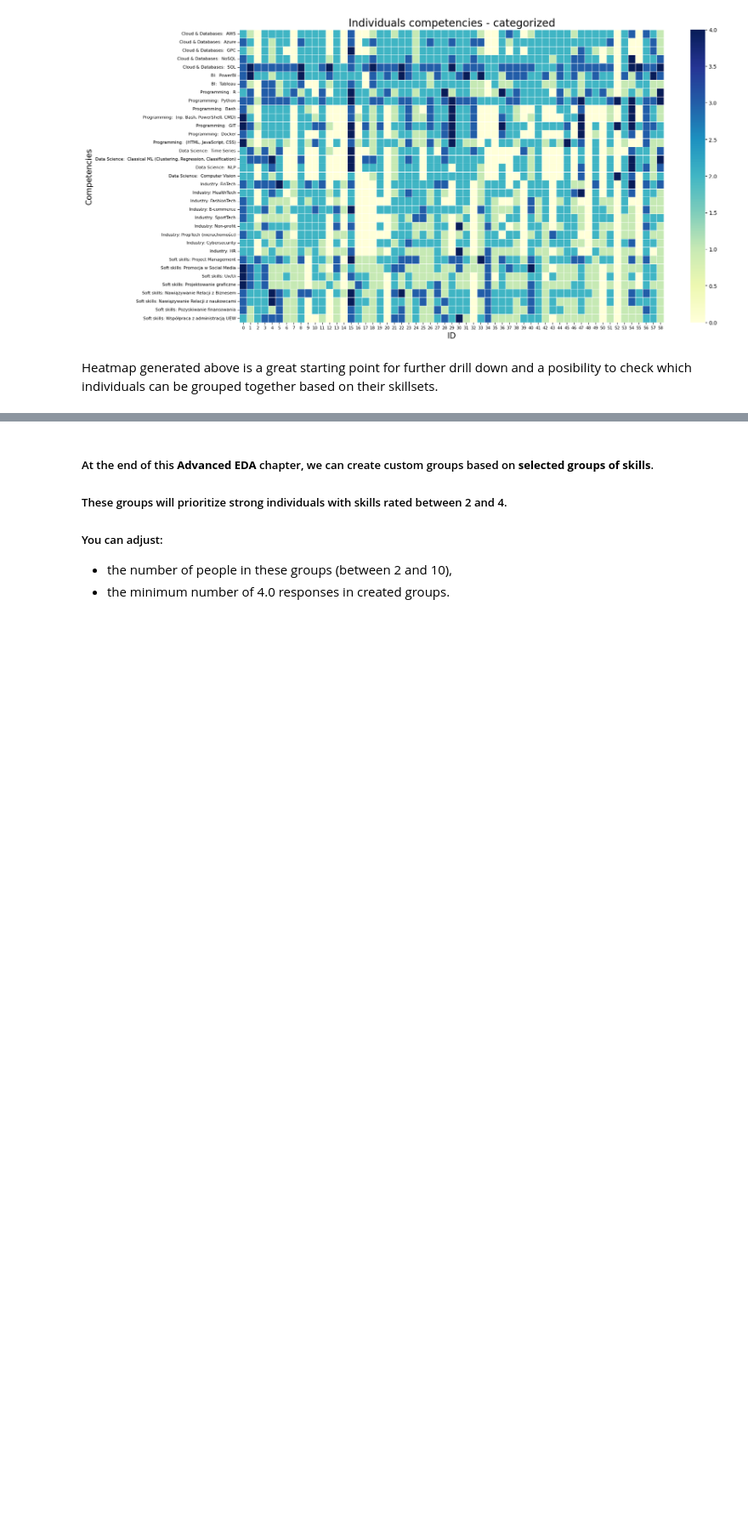
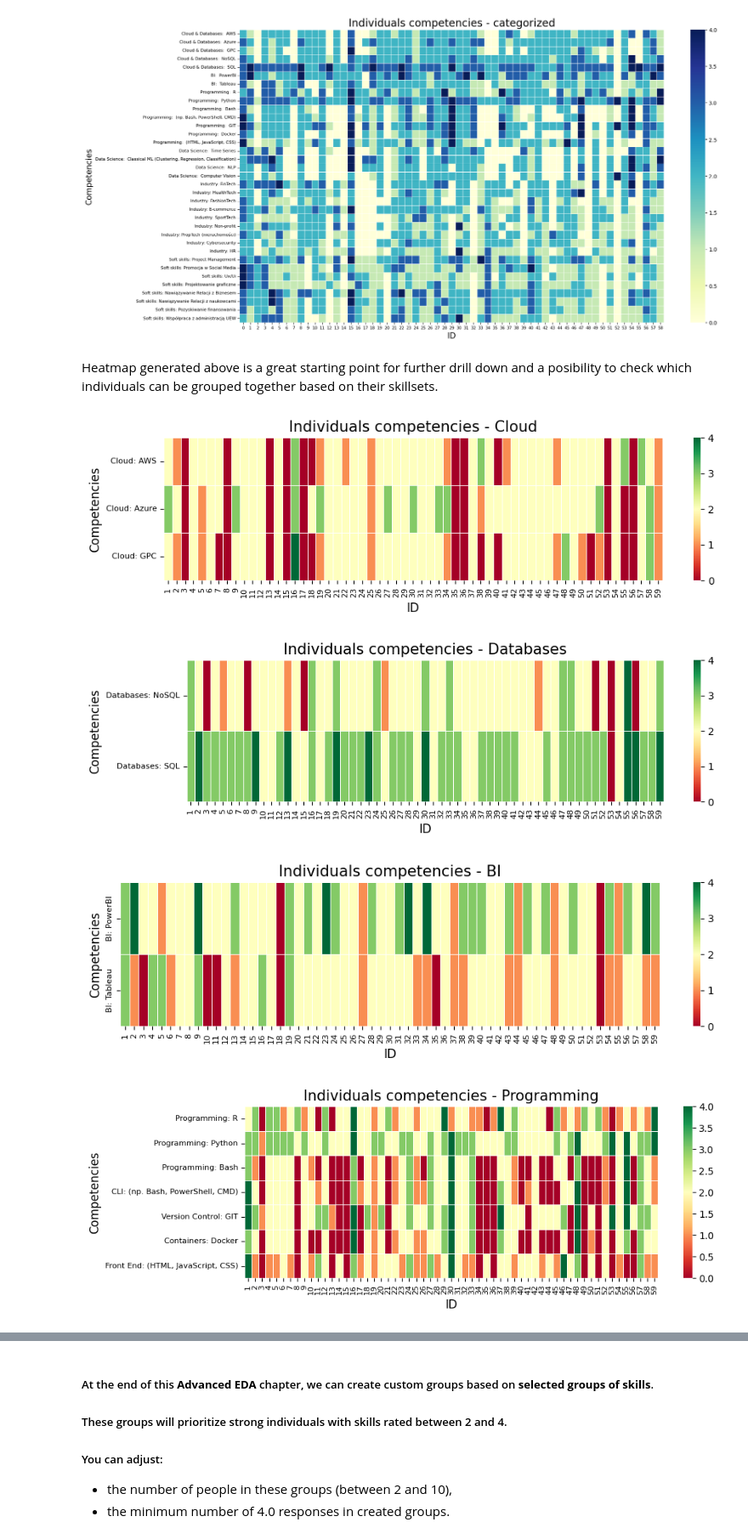
Before and after one commit to cropsini2137/HR-Data-Analytics, a Jupyter notebook: notebooks/03_Advanced_EDA.ipynb, the cells around one changed output, grey strips where cells are left out. Shown at 85% size. Drawn from its saved outputs; the diff is of its cells as text; code cells hidden in the pictures; blank space fills up the shorter version.

Commit message:
adding splitted heatmaps

```diff
--- a/notebooks/03_Advanced_EDA.ipynb
+++ b/notebooks/03_Advanced_EDA.ipynb
@@ -747,3 +747,47 @@ plt.show()
 [figure]
 # %% [markdown]
 Heatmap generated above is a great starting point for further drill down and a posibility to check which individuals can be grouped together based on their skillsets.
+# %%
+import pandas as pd
+import seaborn as sns
+import matplotlib.pyplot as plt
+
+# Define the updated categories with original names for columns
+categories_updated = {
+    'Cloud': ['Cloud: AWS', 'Cloud: Azure', 'Cloud: GPC'],
+    'Databases': ['Databases: NoSQL', 'Databases: SQL'],
+    'BI': ['BI: PowerBI', 'BI: Tableau'],
+    'Programming': ['Programming: R', 'Programming: Python', 'Programming: Bash', 'CLI: (np. Bash, PowerShell, CMD)', 'Version Control: GIT', 'Containers: Docker', 'Front End: (HTML, JavaScript, CSS)'],
+    'Data Science': ['Area: Time Series', 'Area: Classical ML (Clustering, Regression, Classification)', 'Area: NLP', 'Area: Computer Vision'],
+    'Industry': ['FinTech', 'HealthTech', 'FashionTech', 'E-commerce', 'SportTech', 'Non-profit', 'PropTech (nieruchomości)', 'Cybersecurity', 'HR'],
+    'Soft skills': ['Project Management','Promocja w Social Media','Ux/Ui','Projektowanie graficzne','Nawiązywanie Relacji z Biznesem','Nawiązywanie Relacji z naukowcami','Pozyskiwanie finansowania','Współpraca z administracją UEW']
+}
+
+# Ensure all columns in the categories are present in the data
+selected_columns = [col for sublist in categories_updated.values() for col in sublist if col in data.columns]
+
+# Select only the columns that fall into the defined categories
+heatmap_data_filtered = data[selected_columns]
+
+# Generate heatmaps for each category
+def plot_heatmap(data, category_name, columns):
+    height = max(len(columns) * 0.5, 3)  # Dynamically adjust height, with a minimum height of 3
+    plt.figure(figsize=(10, height))
+    ax = sns.heatmap(data[columns].T, cmap='RdYlGn', cbar=True, annot=False, fmt="d", linewidths=.5)
+    plt.title(f'Individuals competencies - {category_name}', fontsize=15)
+    ax.set_xticks([x + 0.5 for x in range(len(data))])  # Place ticks in the middle of each bar
+    ax.set_xticklabels(data.index + 1)  # Assuming IDs are in sequential order
+    plt.xticks(fontsize=8, rotation=90)
+    plt.yticks(fontsize=8)
+    plt.xlabel('ID', fontsize=12)
+    plt.ylabel('Competencies', fontsize=12)
+    plt.tight_layout()  # Ensures everything fits within the figure
+    plt.show()
+
+for category, columns in categories_updated.items():
+    plot_heatmap(heatmap_data_filtered, category, columns)
+# %% [output]
+[figure, added]
+[figure, added]
+[figure, added]
+[figure, added]
```
Also changed, not shown: parts of 1 cell of this notebook.
